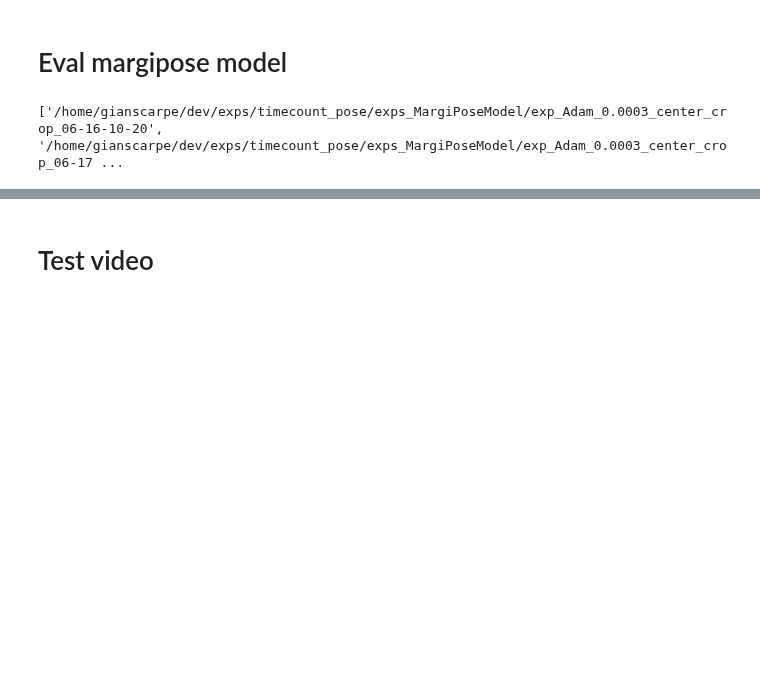
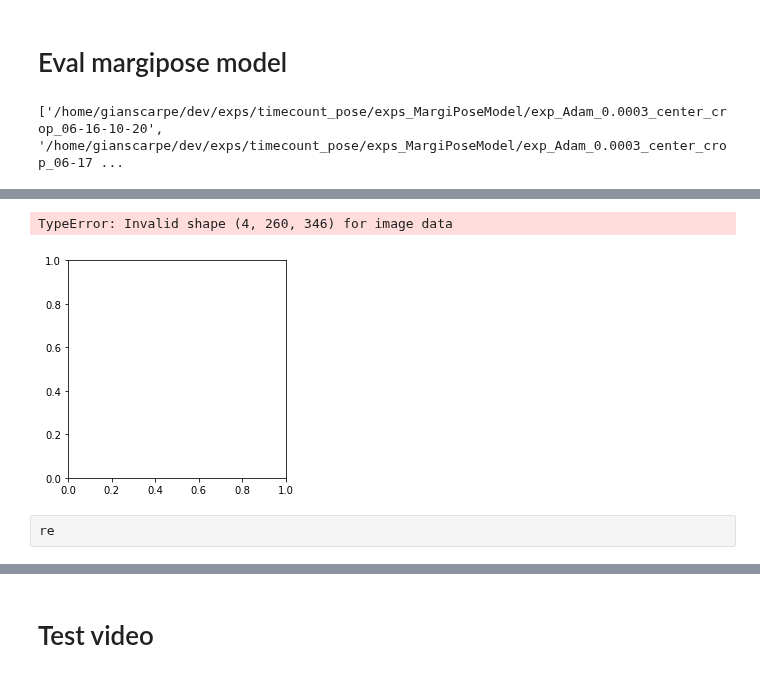
Before and after one commit to gianscarpe/event-based-monocular-hpe, a Jupyter notebook: src/notebooks/margipose.ipynb, the cells around one changed output, grey strips where cells are left out. Drawn from its saved outputs; the diff is of its cells as text; code cells hidden in the pictures; blank space fills up the shorter version.

```diff
--- a/src/notebooks/margipose.ipynb
+++ b/src/notebooks/margipose.ipynb
@@ -109,3 +124,10 @@ PRED XZ
+# %%
+plt.imshow(np.squeeze(x[0].numpy()))
+# %% [output]
+TypeError: Invalid shape (4, 260, 346) for image data
+[figure, added]
+# %% [raw]
+re
 # %%
 with torch.no_grad():
     preds = model(x.cpu())
```
Also changed, not shown: parts of 20 cells of this notebook, 15 other files.
